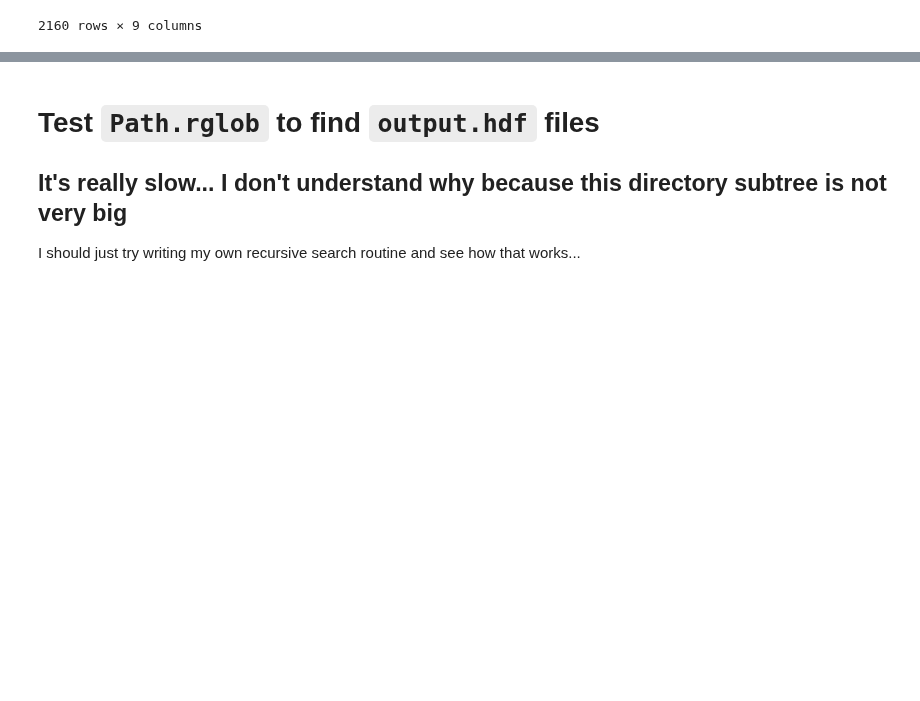
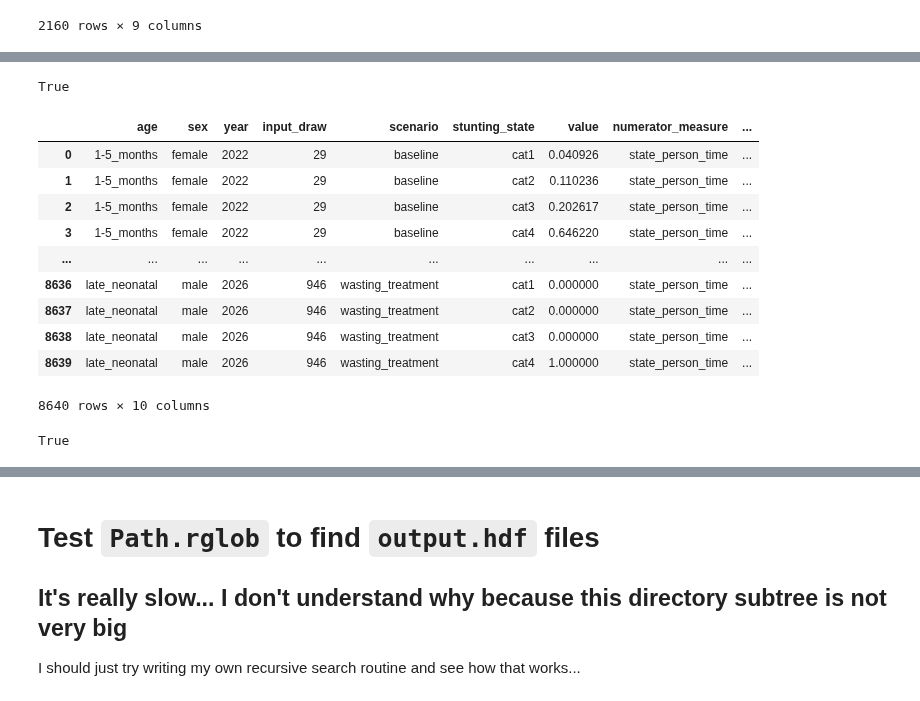
Before and after one commit to ihmeuw/vivarium_research_ciff_sam, a Jupyter notebook: nathaniel/scratch/2021_10_12a_test_new_prevalence_function_and_Path_rglob.ipynb, the cells around one changed output, grey strips where cells are left out. Drawn from its saved outputs; the diff is of its cells as text; code cells hidden in the pictures; blank space fills up the shorter version.

Commit message:
check that get_prevalence still works for risks and causes

```diff
--- a/nathaniel/scratch/2021_10_12a_test_new_prevalence_function_and_Path_rglob.ipynb
+++ b/nathaniel/scratch/2021_10_12a_test_new_prevalence_function_and_Path_rglob.ipynb
@@ -302,0 +320,23 @@ xfactor_prev2
+# %%
+np.allclose(vp.marginalize(wasting_prev, 'wasting_state').value, 1)
+# %% [output]
+True
+# %%
+stunting_prev = csr.get_prevalence(results, 'stunting_state', ['age', 'sex', 'year'])
+stunting_prev
+# %% [output]
+|  | age | sex | year | input_draw | scenario | stunting_state | value | numerator_measure | ... |
+| 0 | 1-5_months | female | 2022 | 29 | baseline | cat1 | 0.040926 | state_person_time | ... |
+| 1 | 1-5_months | female | 2022 | 29 | baseline | cat2 | 0.110236 | state_person_time | ... |
+| 2 | 1-5_months | female | 2022 | 29 | baseline | cat3 | 0.202617 | state_person_time | ... |
+| 3 | 1-5_months | female | 2022 | 29 | baseline | cat4 | 0.646220 | state_person_time | ... |
+| ... | ... | ... | ... | ... | ... | ... | ... | ... | ... |
+| 8636 | late_neonatal | male | 2026 | 946 | wasting_treatment | cat1 | 0.000000 | state_person_time | ... |
+| 8637 | late_neonatal | male | 2026 | 946 | wasting_treatment | cat2 | 0.000000 | state_person_time | ... |
+| 8638 | late_neonatal | male | 2026 | 946 | wasting_treatment | cat3 | 0.000000 | state_person_time | ... |
+| 8639 | late_neonatal | male | 2026 | 946 | wasting_treatment | cat4 | 1.000000 | state_person_time | ... |
+8640 rows × 10 columns
+# %%
+np.allclose(vp.marginalize(stunting_prev, 'stunting_state').value, 1)
+# %% [output]
+True
```
Also changed, not shown: parts of 4 cells of this notebook.
